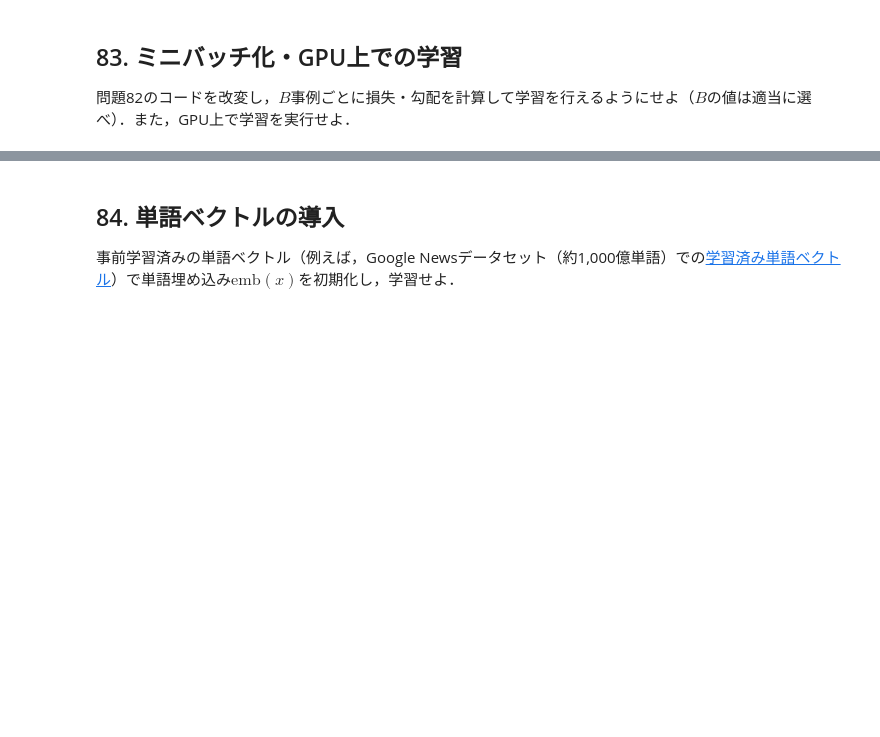
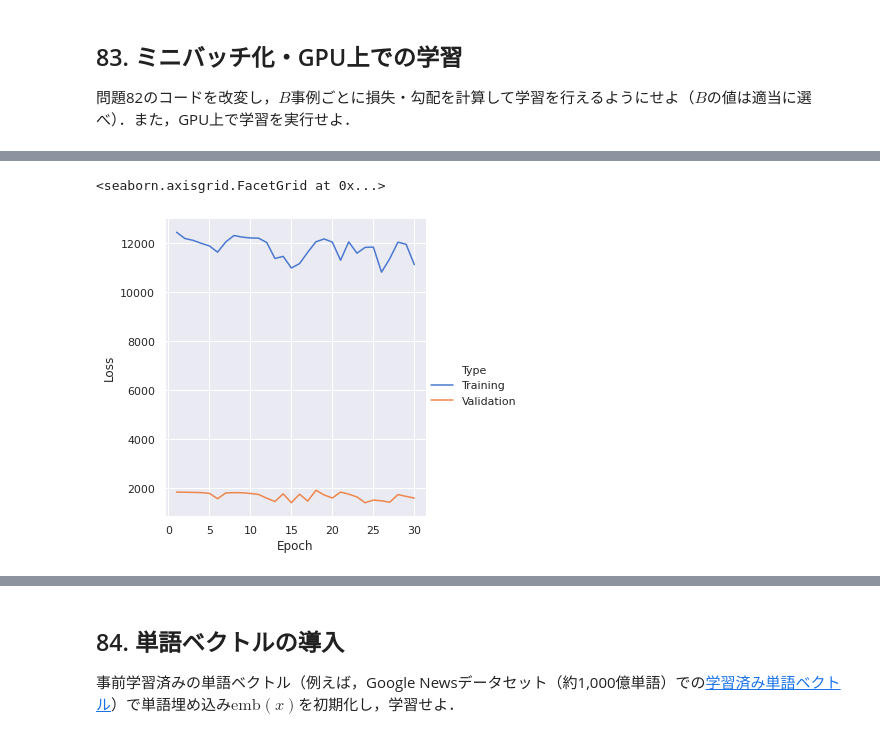
Before and after one commit to infhyroyage/PracticeNLP100Knocks2020, a Jupyter notebook: Chapter09.ipynb, the cells around one changed output, grey strips where cells are left out. Cells and saved outputs as stored; diff of their text form; code cells hidden in the pictures; blank space fills up the shorter version.

```diff
--- a/Chapter09.ipynb
+++ b/Chapter09.ipynb
@@ -260,0 +273,16 @@ sns.relplot(x="Epoch",
+# %%
+def news_aggregator_collate_fn(batch):
+    x_batch = torch.nn.utils.rnn.pad_sequence([b[0] for b in batch], batch_first=True)
+    y_batch = torch.tensor([b[1] for b in batch], dtype=torch.int64)
+
+    return x_batch, y_batch
+# %%
+device = torch.device("cuda:0")
+network, epoch, batch_size, lr = Network81().to(device), 30, 32, 0.05
+loader_train = torch.utils.data.DataLoader(dataset_train,
+                                           batch_size=batch_size,
+                                           collate_fn=news_aggregator_collate_fn,
+                                           shuffle=True)
+loader_valid = torch.utils.data.DataLoader(dataset_valid,
+                                           batch_size=1,
+                                           shuffle=True)
@@ -260,0 +358,9 @@ sns.relplot(x="Epoch",
+# %%
+sns.relplot(x="Epoch",
+            y="Loss",
+            hue="Type",
+            kind="line",
+            data=pd.DataFrame(result_83))
+# %% [output]
+<seaborn.axisgrid.FacetGrid at 0x...>
+[figure, added]
```
Also changed, not shown: parts of 4 cells of this notebook.
